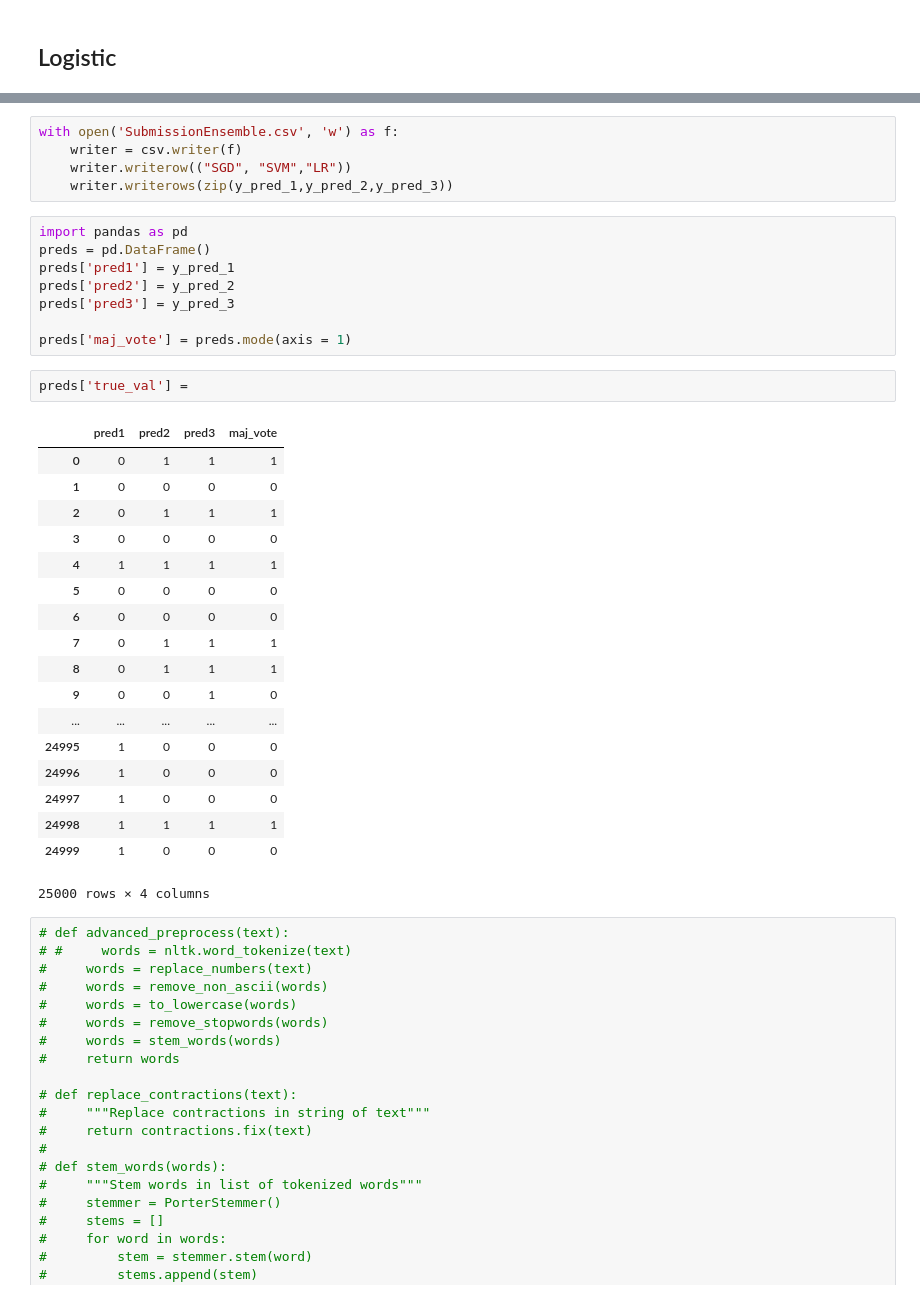
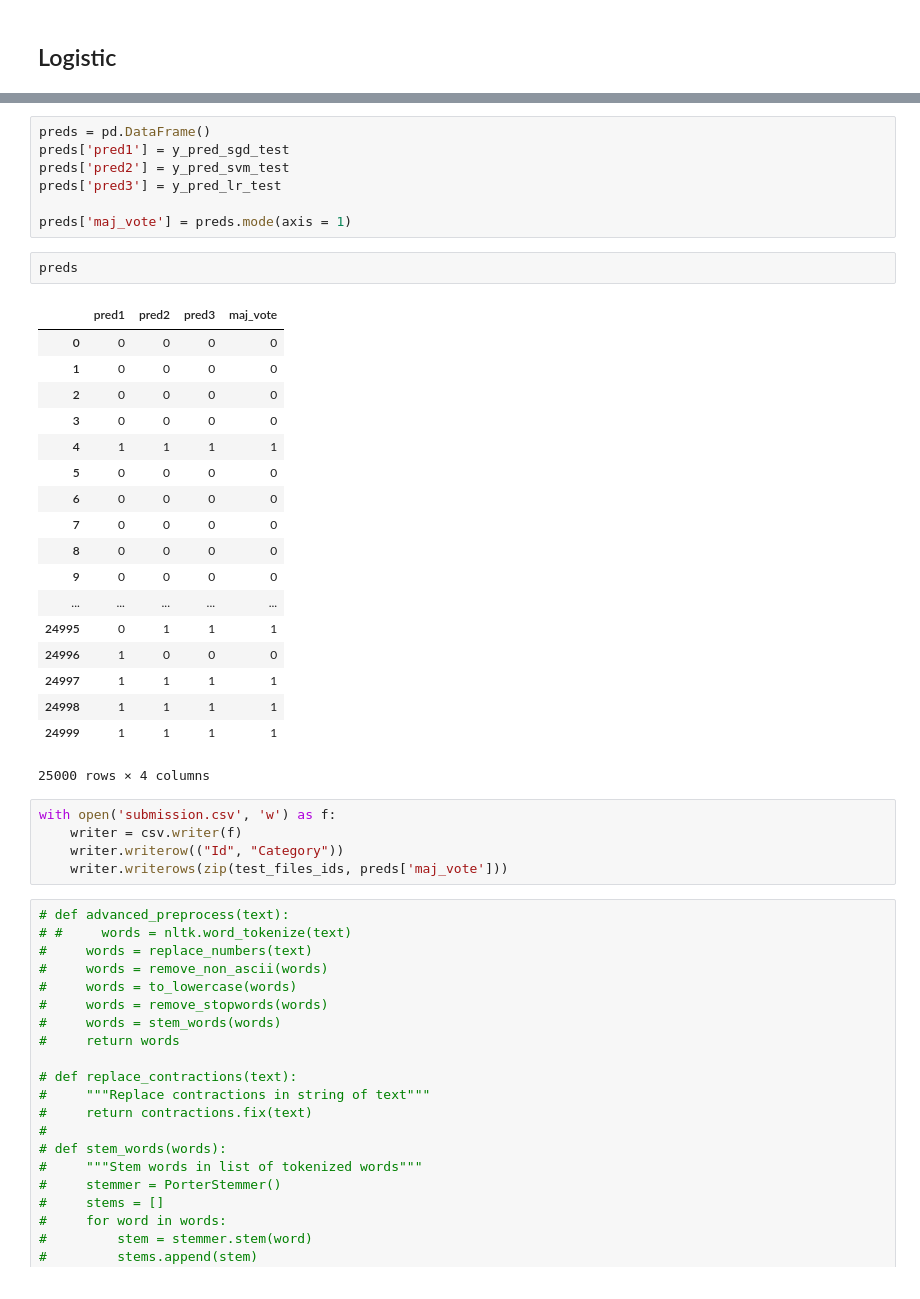
Before and after one commit to parthkhanna150/IMDB_Sentiment, a Jupyter notebook: Project2_551.ipynb, the cells around one changed output, grey strips where cells are left out. Cells and saved outputs as stored; diff of their text form.

```diff
--- a/Project2_551.ipynb
+++ b/Project2_551.ipynb
@@ -351,37 +240,36 @@ with open('submissionLR.csv', 'w') as f:
+# %%
+preds = pd.DataFrame()
+preds['pred1'] = y_pred_sgd_test
+preds['pred2'] = y_pred_svm_test
+preds['pred3'] = y_pred_lr_test
+
+preds['maj_vote'] = preds.mode(axis = 1)
+# %%
+preds
+# %% [output]
+|  | pred1 | pred2 | pred3 | maj_vote |
+| 0 | 0 | 0 | 0 | 0 |
+| 1 | 0 | 0 | 0 | 0 |
+| 2 | 0 | 0 | 0 | 0 |
+| 3 | 0 | 0 | 0 | 0 |
+| 4 | 1 | 1 | 1 | 1 |
+| 5 | 0 | 0 | 0 | 0 |
+| 6 | 0 | 0 | 0 | 0 |
+| 7 | 0 | 0 | 0 | 0 |
+| 8 | 0 | 0 | 0 | 0 |
+| 9 | 0 | 0 | 0 | 0 |
+| ... | ... | ... | ... | ... |
+| 24995 | 0 | 1 | 1 | 1 |
+| 24996 | 1 | 0 | 0 | 0 |
+| 24997 | 1 | 1 | 1 | 1 |
+| 24998 | 1 | 1 | 1 | 1 |
+| 24999 | 1 | 1 | 1 | 1 |
+25000 rows × 4 columns
 # %%
-with open('SubmissionEnsemble.csv', 'w') as f:
+with open('submission.csv', 'w') as f:
     writer = csv.writer(f)
-    writer.writerow(("SGD", "SVM","LR"))
-    writer.writerows(zip(y_pred_1,y_pred_2,y_pred_3))
+    writer.writerow(("Id", "Category"))
+    writer.writerows(zip(test_files_ids, preds['maj_vote']))
-# %%
-import pandas as pd
-preds = pd.DataFrame()
-preds['pred1'] = y_pred_1
-preds['pred2'] = y_pred_2
-preds['pred3'] = y_pred_3
-
-preds['maj_vote'] = preds.mode(axis = 1)
-# %%
-preds['true_val'] =
-# %% [output]
-|  | pred1 | pred2 | pred3 | maj_vote |
-| 0 | 0 | 1 | 1 | 1 |
-| 1 | 0 | 0 | 0 | 0 |
-| 2 | 0 | 1 | 1 | 1 |
-| 3 | 0 | 0 | 0 | 0 |
-| 4 | 1 | 1 | 1 | 1 |
-| 5 | 0 | 0 | 0 | 0 |
-| 6 | 0 | 0 | 0 | 0 |
-| 7 | 0 | 1 | 1 | 1 |
-| 8 | 0 | 1 | 1 | 1 |
-| 9 | 0 | 0 | 1 | 0 |
-| ... | ... | ... | ... | ... |
-| 24995 | 1 | 0 | 0 | 0 |
-| 24996 | 1 | 0 | 0 | 0 |
-| 24997 | 1 | 0 | 0 | 0 |
-| 24998 | 1 | 1 | 1 | 1 |
-| 24999 | 1 | 0 | 0 | 0 |
-25000 rows × 4 columns
 # %%
 # def advanced_preprocess(text):
 # #     words = nltk.word_tokenize(text)
```
Also changed, not shown: parts of 14 cells of this notebook, 10 other files.
